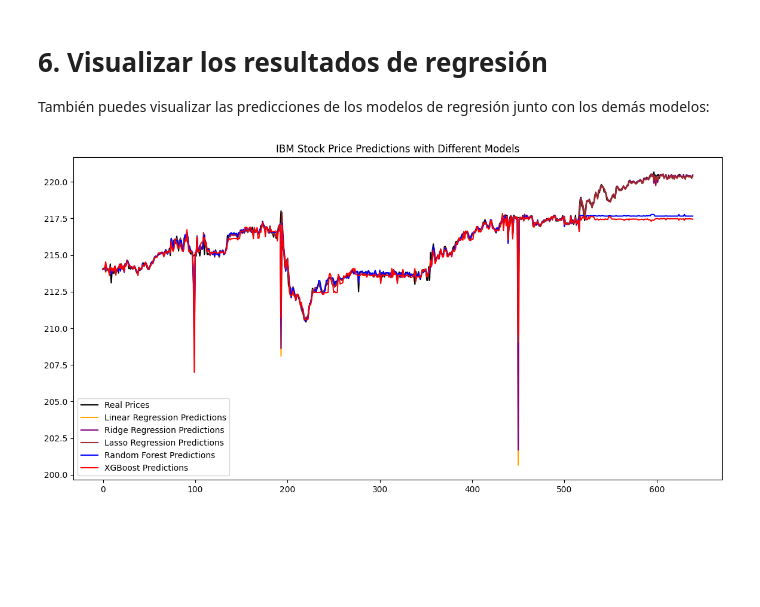
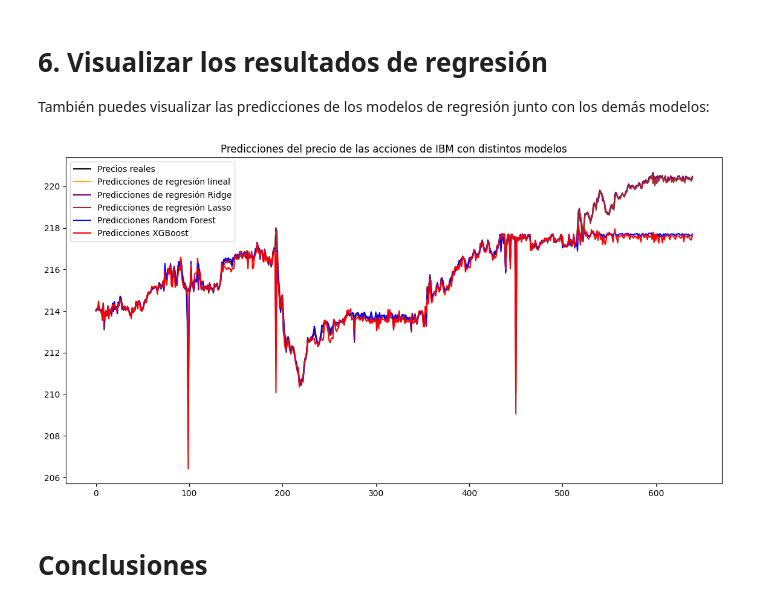
Before and after one commit to jorgemm83/prueba_tecnica, a Jupyter notebook: Prueba_técnica.ipynb, the cells around one changed output. Saved outputs shown, nothing was run; the diff lists cells and outputs as text; code cells hidden in the pictures; blank space fills up the shorter version.

```diff
--- a/Prueba_técnica.ipynb
+++ b/Prueba_técnica.ipynb
@@ -186,0 +305,21 @@ Podemos agregar algunos modelos de regresión adicionales, como Regresión Linea
+# %%
+# 2.4 Eliminación de outliers
+# Definir una función para eliminar outliers basados en el rango intercuartil (IQR)
+
+
+def remove_outliers(data, columns):
+    for col in columns:
+        Q1 = data[col].quantile(0.25)
+        Q3 = data[col].quantile(0.75)
+        IQR = Q3 - Q1
+        lower_bound = Q1 - 1.5 * IQR
+        upper_bound = Q3 + 1.5 * IQR
+        df = data[(data[col] >= lower_bound) & (data[col] <= upper_bound)]
+    return data
+
+# Aplicar la eliminación de outliers
+df_cleaned = remove_outliers(data, ['open', 'high', 'low', 'close'])
+
+# Visualizar el DataFrame limpio
+print("\nDatos después de la eliminación de outliers:")
+print(df_cleaned.head())
@@ -186,0 +350,10 @@ Podemos agregar algunos modelos de regresión adicionales, como Regresión Linea
+# %%
+!pip install scikit-learn # install the scikit-learn library that contains the train_test_split function
+import pandas as pd # import pandas for data manipulation
+from sklearn.model_selection import train_test_split # import the train_test_split function from the sklearn.model_selection module
+
+df=df_cleaned
+X = df[['open', 'high', 'low', 'volume','price_range','daily_change_pct']]
+y = df['close']
+
+X_train, X_test, y_train, y_test = train_test_split(X, y, test_size=0.2, shuffle=False)
@@ -296,14 +589,16 @@ LSTM                : RMSE = 206.6436
 También puedes visualizar las predicciones de los modelos de regresión junto con los demás modelos:
 # %%
 plt.figure(figsize=(14,7))
-plt.plot(y_test.reset_index(drop=True), label='Real Prices', color='black')
-plt.plot(lin_reg_preds, label='Linear Regression Predictions', color='orange')
-plt.plot(ridge_preds, label='Ridge Regression Predictions', color='purple')
-plt.plot(lasso_preds, label='Lasso Regression Predictions', color='brown')
-plt.plot(rf_preds, label='Random Forest Predictions', color='blue')
-plt.plot(xgb_preds, label='XGBoost Predictions', color='red')
+plt.plot(y_test.reset_index(drop=True), label='Precios reales', color='black')
+plt.plot(lin_reg_preds, label='Predicciones de regresión lineal', color='orange')
+plt.plot(ridge_preds, label='Predicciones de regresión Ridge', color='purple')
+plt.plot(lasso_preds, label='Predicciones de regresión Lasso', color='brown')
+plt.plot(rf_preds, label='Predicciones Random Forest', color='blue')
+plt.plot(xgb_preds, label='Predicciones XGBoost', color='red')
 plt.legend()
-plt.title('IBM Stock Price Predictions with Different Models')
+plt.title('Predicciones del precio de las acciones de IBM con distintos modelos')
 plt.show()
 # %% [output]
-[figure, old version]
+[figure, new version]
+# %% [markdown]
+# Conclusiones
```
Also changed, not shown: parts of 52 cells of this notebook.
